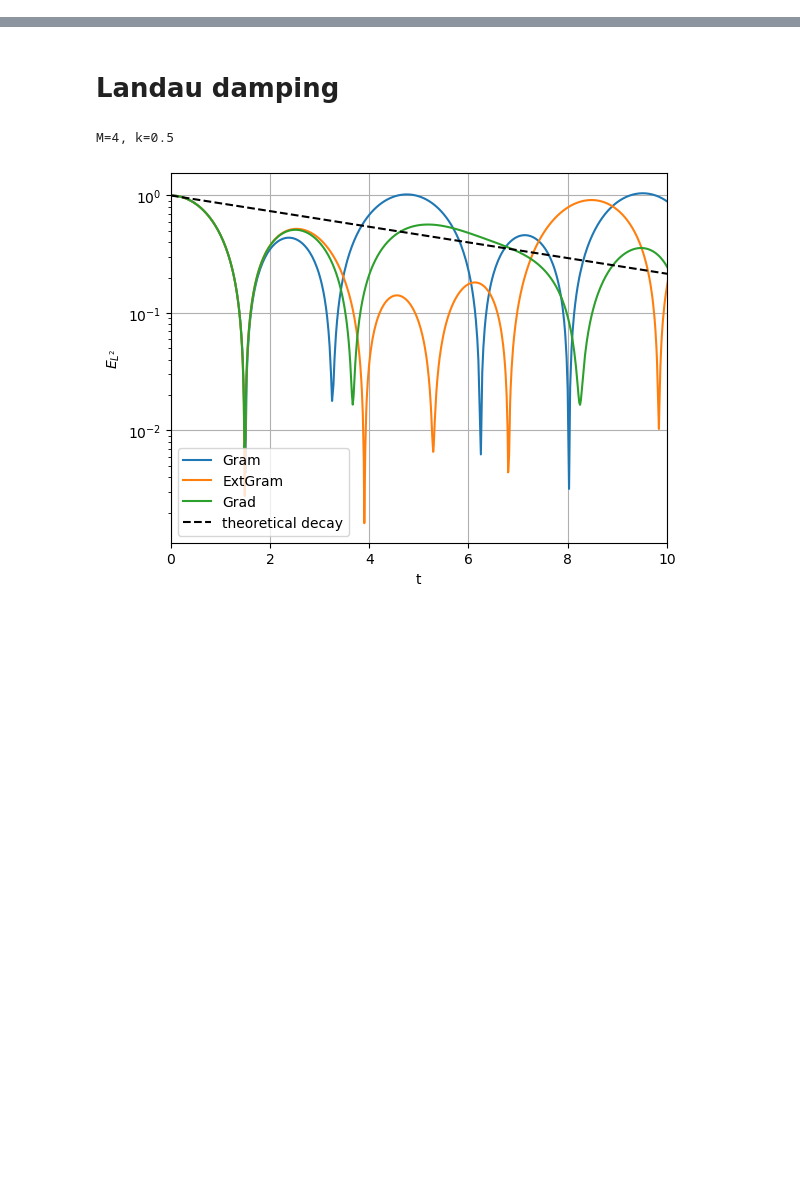
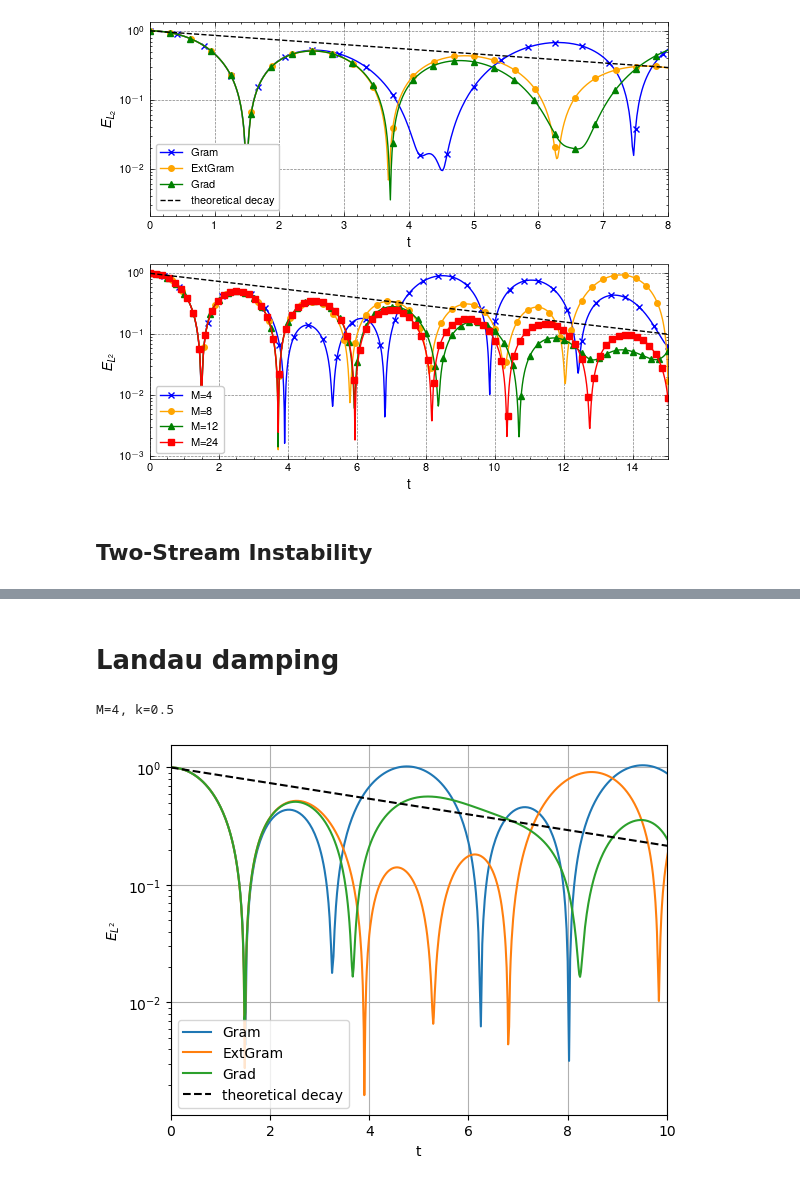
Before and after one commit to JanHab/ExtGram.jl, a Jupyter notebook: notebooks/VlasovPoissonExamples.ipynb, the cells around one changed output, grey strips where cells are left out. Cells and saved outputs as stored; diff of their text form; code cells hidden in the pictures; blank space fills up the shorter version.

```diff
--- a/notebooks/VlasovPoissonExamples.ipynb
+++ b/notebooks/VlasovPoissonExamples.ipynb
@@ -4,0 +31,61 @@ import pandas as pd
+# %%
+closures = [
+    "Gram",
+    "ExtGram",
+    "Grad"
+]
+T_end = 25.0
+
+x_lower = 0.0; x_upper = 12.566370614359172
+base_tree_level = 6
+polydeg = 3
+
+epsilon = 0.01
+k = 0.5
+
+markers = ['x', 'o', '^', 's', 'D', 'v']
+colors = ['blue', 'orange', 'green', 'red', 'purple', 'cyan']
+# %%
+M = 6
+gamma = -0.1533
+
+fig, axs = plt.subplots(nrows=2)
+for i, closure in enumerate(closures):
+    file = f"../out/VlasovPoisson/LandauDamping/energy_moments_closure{closure}_T{T_end}_M{M}_k{k}_ϵ{epsilon}_p{polydeg}_level{base_tree_level}_x_lower{x_lower}_x_upper{x_upper}.csv"
+    data = pd.read_csv(file)
+
+    axs[0].plot(data["time"], data["E_L2"] / data["E_L2"][0], marker=markers[i], color=colors[i], markevery=25, label=closure)
+axs[0].plot(data["time"], np.exp(gamma * data["time"]), 'k--', label="theoretical decay")
+axs[0].set_xlim(0, 8)
+axs[0].set_yscale("log")
+axs[0].set_xlabel("t")
+axs[0].set_ylabel("$E_{L_2}$")
+axs[0].legend(loc='lower left')
+# fig.tight_layout()
+# fig.savefig(f"../out/Figures/LandauDamping/LandauDamping_M{M}_k{k}_epsilon{epsilon}_p{polydeg}.pdf")
+# fig.show()
+
+
+Moments = [4, 8, 12, 24]
+closure = 'ExtGram'
+
+# fig, axs = plt.subplots()
+for i, M in enumerate(Moments):
+    file = f"../out/VlasovPoisson/LandauDamping/energy_moments_closure{closure}_T{T_end}_M{M}_k{k}_ϵ{epsilon}_p{polydeg}_level{base_tree_level}_x_lower{x_lower}_x_upper{x_upper}.csv"
+    data = pd.read_csv(file)
+
+    axs[1].plot(data["time"], data["E_L2"] / data["E_L2"][0], marker=markers[i], markevery=25, color=colors[i], label=f'M={M}')
+
+axs[1].plot(data["time"], np.exp(gamma * data["time"]), 'k--')
+axs[1].set_yscale("log")
+axs[1].set_xlim(0, 15)
+axs[1].set_xlabel("t")
+axs[1].set_ylabel("$E_{L^2}$")
+axs[1].legend(loc='lower left')
+fig.tight_layout()
+fig.savefig(f"../out/Figures/LandauDamping/LandauDamping_Even_{closure}_k{k}_epsilon{epsilon}_p{polydeg}.pdf")
+fig.show()
+# %% [output]
+[figure, added]
+# %% [markdown]
+## Two-Stream Instability
```
Also changed, not shown: parts of 7 cells of this notebook, 1 other file.
